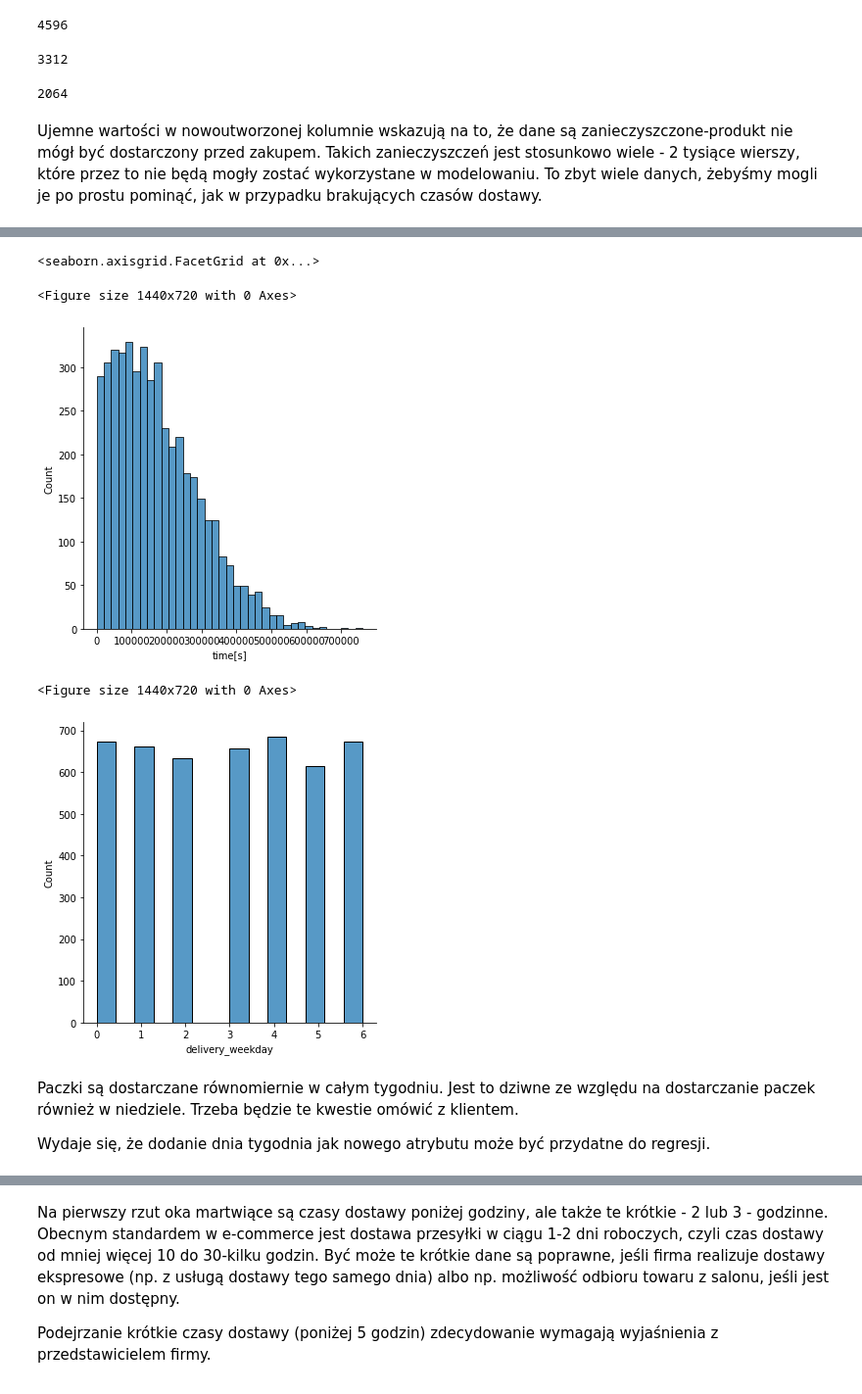
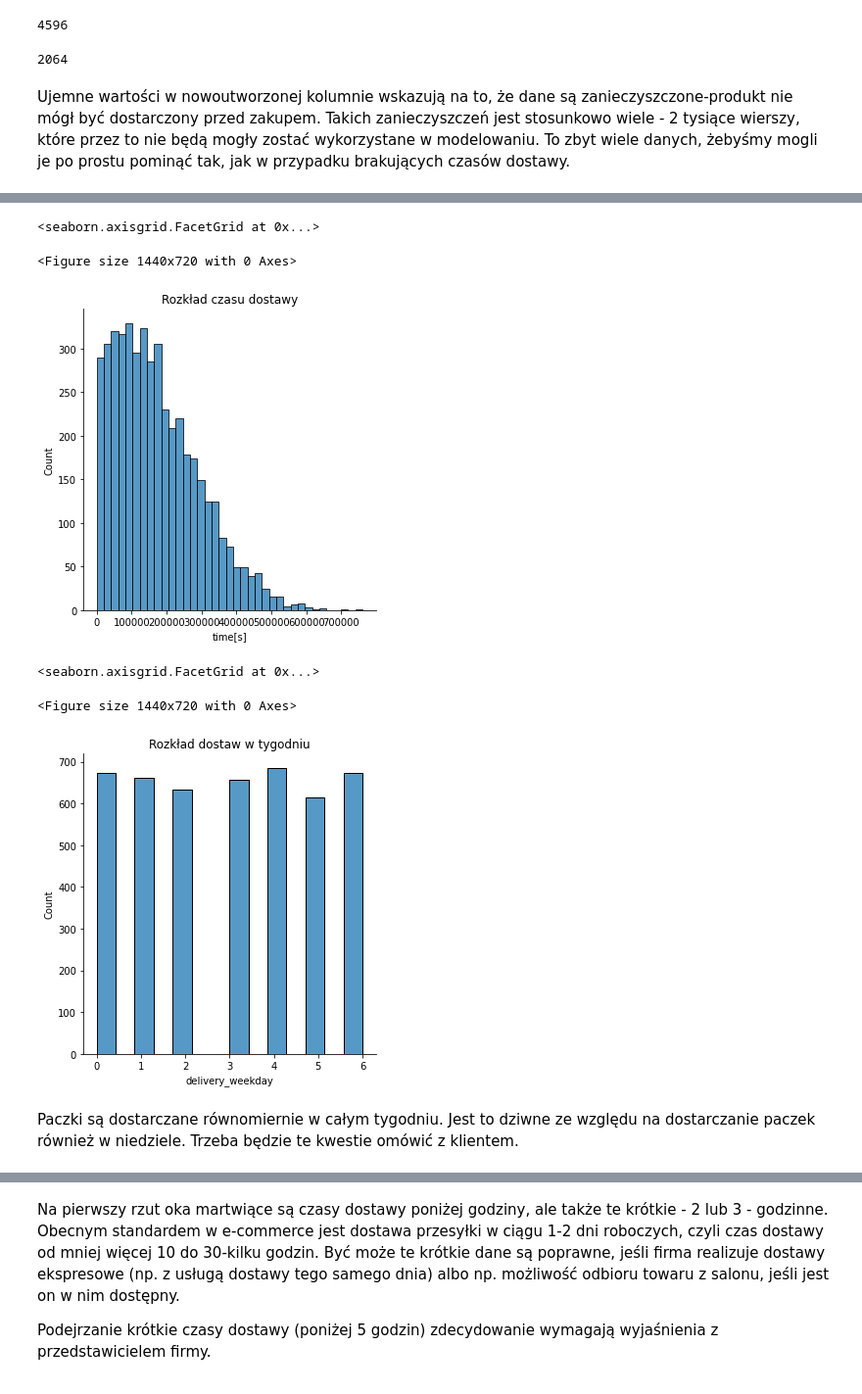
Before and after one commit to RafalUzarowicz/IUM, a Jupyter notebook: etap1.ipynb, the cells around one changed output, grey strips where cells are left out. Shown at 98% size. Cells and saved outputs as stored; diff of their text form; code cells hidden in the pictures.

Commit message:
Ready for model and finishing touches.

```diff
--- a/etap1.ipynb
+++ b/etap1.ipynb
@@ -223,10 +220,6 @@ deliveries_v1.head()
 len(deliveries_v1[deliveries_v1["time_difference"] > pd.Timedelta(hours=0)])
 # %% [output]
 4596
-# %%
-len(deliveries_v1[deliveries_v1["time_difference"] > pd.Timedelta(hours=24)])
-# %% [output]
-3312
 # %%
 len(deliveries_v1[deliveries_v1["time_difference"] < pd.Timedelta(hours=0)])
 # %% [output]
@@ -234,7 +227,7 @@ len(deliveries_v1[deliveries_v1["time_difference"] < pd.Timedelta(hours=0)])
 # %% [markdown]
 Ujemne wartości w nowoutworzonej kolumnie wskazują na to, że dane są zanieczyszczone-produkt nie mógł być dostarczony
 przed zakupem. Takich zanieczyszczeń jest stosunkowo wiele - 2 tysiące wierszy, które przez to nie będą mogły zostać
-wykorzystane w modelowaniu. To zbyt wiele danych, żebyśmy mogli je po prostu pominąć, jak w przypadku brakujących czasów dostawy.
+wykorzystane w modelowaniu. To zbyt wiele danych, żebyśmy mogli je po prostu pominąć tak, jak w przypadku brakujących czasów dostawy.
 # %%
 preped = deliveries_v1[deliveries_v1["time_difference"] > pd.Timedelta(hours=0)].copy()
 preped["time[s]"]=preped["time_difference"].apply(lambda time_delta: time_delta.total_seconds())
@@ -250,22 +243,20 @@ preped.head()
 | 5 | 20006 | 2021-02-16 08:27:14 | 2021-02-19 09:58:54.243499 | 620.0 | 3 days 01:31:40.243499 | 264700.243499 | ... |
 # %%
 plt.figure(figsize=(20,10))
-sns.displot(preped["time[s]"])
+sns.displot(preped["time[s]"]).set(title="Rozkład czasu dostawy")
 # %% [output]
 <seaborn.axisgrid.FacetGrid at 0x...>
 <Figure size 1440x720 with 0 Axes>
-[figure, old version]
+[figure, new version]
 # %%
 plt.figure(figsize=(20,10))
-sns.displot(preped["delivery_weekday"])
-plt.show()
+sns.displot(preped["delivery_weekday"]).set(title="Rozkład dostaw w tygodniu")
 # %% [output]
-<Figure size 1440x720 with 0 Axes>
+<seaborn.axisgrid.FacetGrid at 0x...>
+<Figure size 1440x720 with 0 Axes>
-[figure, old version]
+[figure, new version]
 # %% [markdown]
 Paczki są dostarczane równomiernie w całym tygodniu. Jest to dziwne ze względu na dostarczanie paczek również w niedziele.
 Trzeba będzie te kwestie omówić z klientem.
-
-Wydaje się, że dodanie dnia tygodnia jak nowego atrybutu może być przydatne do regresji.
 # %%
 plt.figure(figsize=(20,10))
```
Also changed, not shown: parts of 20 cells of this notebook.
